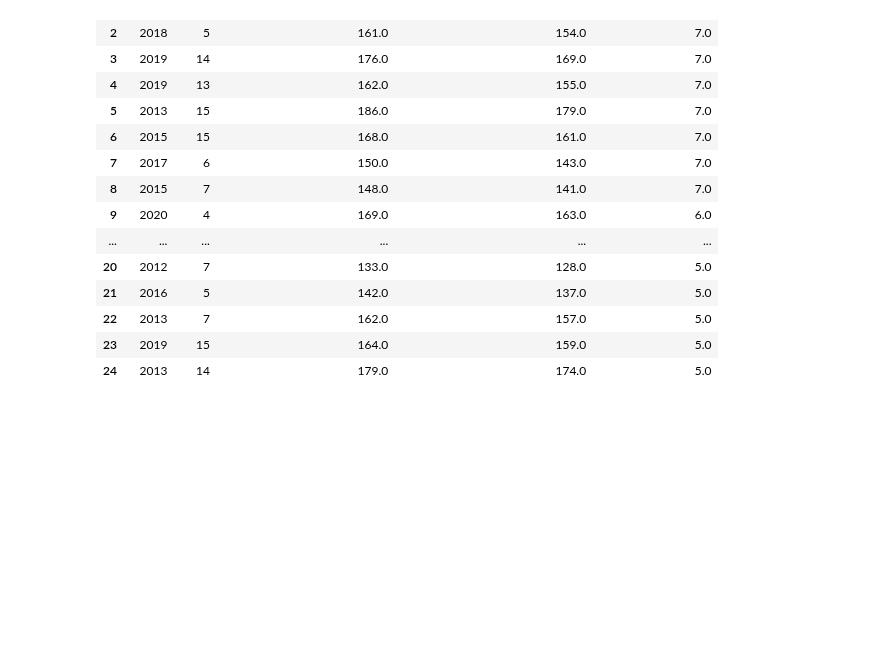
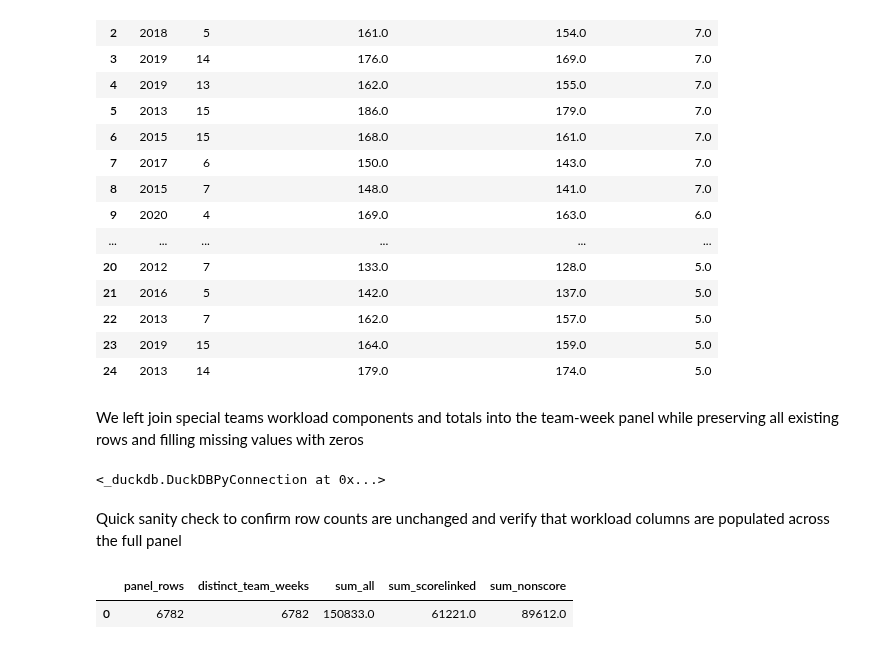
Before and after one commit to SiddharthKorukonda/2025-26-NFLPA-Data-Analytics-Case-Competition, a Jupyter notebook: notebooks/04_compute_special_teams_workload.ipynb, the cells around one changed output. Saved outputs shown, nothing was run; the diff lists cells and outputs as text; code cells hidden in the pictures; blank space fills up the shorter version.

```diff
--- a/notebooks/04_compute_special_teams_workload.ipynb
+++ b/notebooks/04_compute_special_teams_workload.ipynb
@@ -402,3 +402,46 @@ LIMIT 25
 | 22 | 2013 | 7 | 162.0 | 157.0 | 5.0 |
 | 23 | 2019 | 15 | 164.0 | 159.0 | 5.0 |
 | 24 | 2013 | 14 | 179.0 | 174.0 | 5.0 |
+# %% [markdown]
+We left join special teams workload components and totals into the team-week panel while preserving all existing rows and filling missing values with zeros
+# %%
+con.execute(f"""
+CREATE OR REPLACE TABLE team_week_panel AS
+SELECT
+  p.*,
+
+  COALESCE(st.ST_Punt_w, 0) AS ST_Punt_w,
+  COALESCE(st.ST_PuntReturn_w, 0) AS ST_PuntReturn_w,
+  COALESCE(st.ST_Kickoff_w, 0) AS ST_Kickoff_w,
+  COALESCE(st.ST_KickReturn_w, 0) AS ST_KickReturn_w,
+  COALESCE(st.ST_FG_w, 0) AS ST_FG_w,
+  COALESCE(st.ST_XP_w, 0) AS ST_XP_w,
+  COALESCE(st.ST_Rare_w, 0) AS ST_Rare_w,
+
+  COALESCE(st.ST_Load_All_w, 0) AS ST_Load_All_w,
+  COALESCE(st.ST_Load_ScoreLinked_w, 0) AS ST_Load_ScoreLinked_w,
+  COALESCE(st.ST_Load_NonScore_w, 0) AS ST_Load_NonScore_w
+
+FROM team_week_panel p
+LEFT JOIN st_load_team_week st
+  ON p.season = st.season
+ AND p.week = st.week
+ AND p.{PANEL_TEAM_COL} = st.team_id
+""")
+# %% [output]
+<_duckdb.DuckDBPyConnection at 0x...>
+# %% [markdown]
+Quick sanity check to confirm row counts are unchanged and verify that workload columns are populated across the full panel
+# %%
+con.execute(f"""
+SELECT
+  COUNT(*) AS panel_rows,
+  COUNT(DISTINCT season || '-' || week || '-' || {PANEL_TEAM_COL}) AS distinct_team_weeks,
+  SUM(ST_Load_All_w) AS sum_all,
+  SUM(ST_Load_ScoreLinked_w) AS sum_scorelinked,
+  SUM(ST_Load_NonScore_w) AS sum_nonscore
+FROM team_week_panel
+""").df()
+# %% [output]
+|  | panel_rows | distinct_team_weeks | sum_all | sum_scorelinked | sum_nonscore |
+| 0 | 6782 | 6782 | 150833.0 | 61221.0 | 89612.0 |
```
Also changed, not shown: parts of 6 cells of this notebook.
